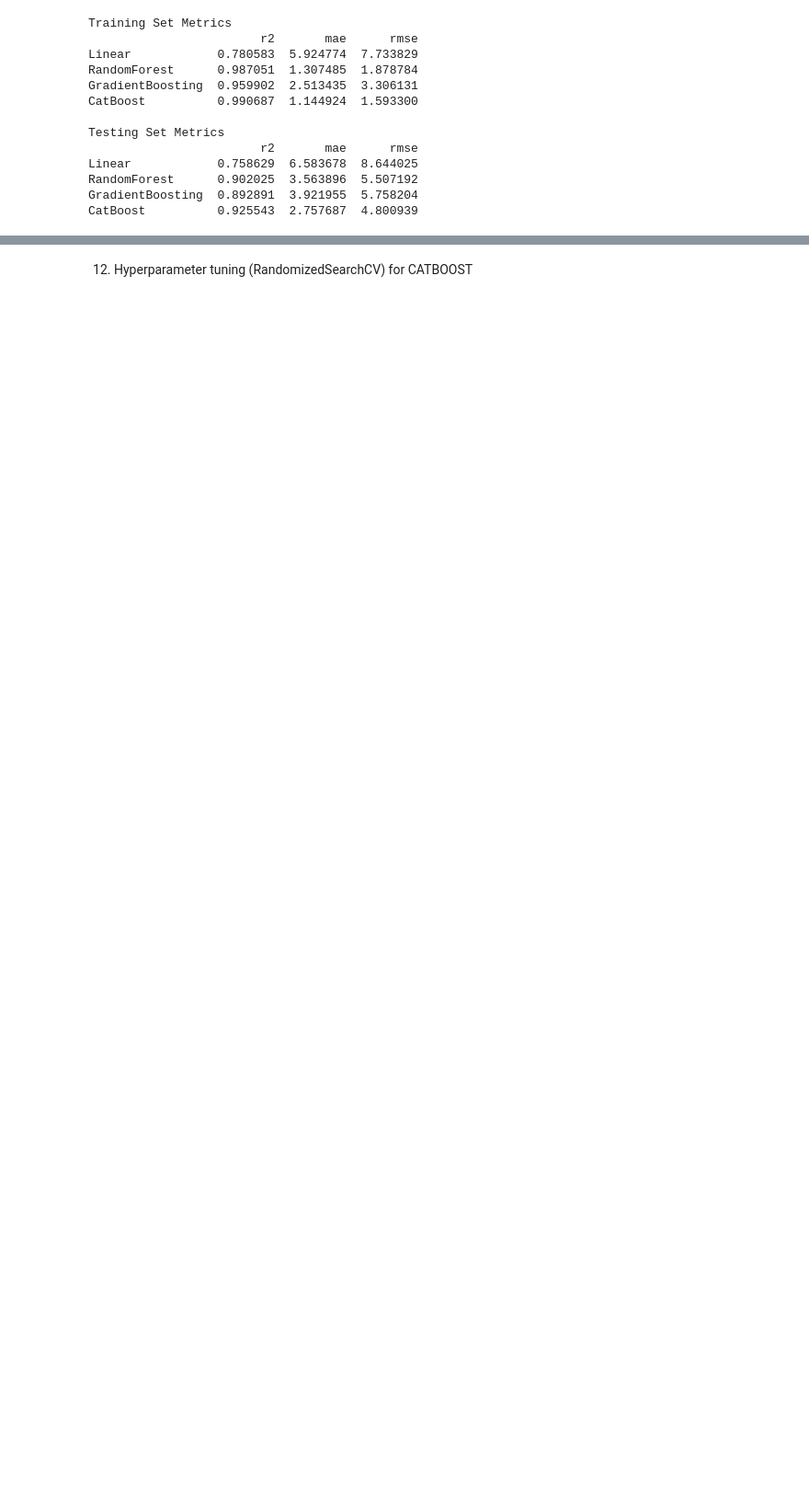
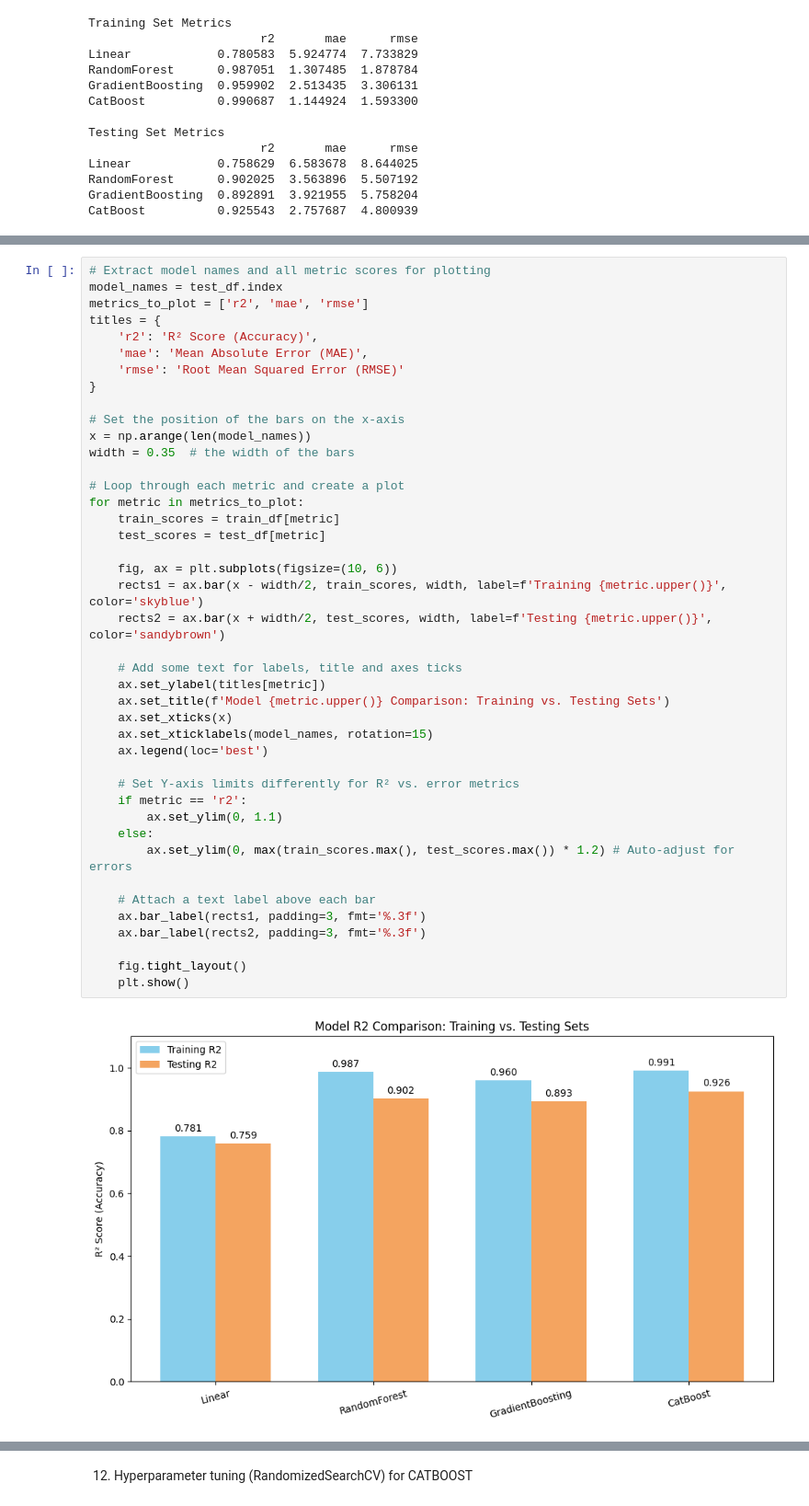
Before and after one commit to Bishwajeet56/ConcreteML, a Jupyter notebook: Concrete_Strength_Prediction.ipynb, the cells around one changed output, grey strips where cells are left out. Shown at 92% size. Drawn from its saved outputs; the diff is of its cells as text; blank space fills up the shorter version.

```diff
--- a/Concrete_Strength_Prediction.ipynb
+++ b/Concrete_Strength_Prediction.ipynb
@@ -258,0 +261,44 @@ CatBoost          0.925543  2.757687  4.800939
+# %%
+# Extract model names and all metric scores for plotting
+model_names = test_df.index
+metrics_to_plot = ['r2', 'mae', 'rmse']
+titles = {
+    'r2': 'R² Score (Accuracy)',
+    'mae': 'Mean Absolute Error (MAE)',
+    'rmse': 'Root Mean Squared Error (RMSE)'
+}
+
+# Set the position of the bars on the x-axis
+x = np.arange(len(model_names))
+width = 0.35  # the width of the bars
+
+# Loop through each metric and create a plot
+for metric in metrics_to_plot:
+    train_scores = train_df[metric]
+    test_scores = test_df[metric]
+
+    fig, ax = plt.subplots(figsize=(10, 6))
+    rects1 = ax.bar(x - width/2, train_scores, width, label=f'Training {metric.upper()}', color='skyblue')
+    rects2 = ax.bar(x + width/2, test_scores, width, label=f'Testing {metric.upper()}', color='sandybrown')
+
+    # Add some text for labels, title and axes ticks
+    ax.set_ylabel(titles[metric])
+    ax.set_title(f'Model {metric.upper()} Comparison: Training vs. Testing Sets')
+    ax.set_xticks(x)
+    ax.set_xticklabels(model_names, rotation=15)
+    ax.legend(loc='best')
+
+    # Set Y-axis limits differently for R² vs. error metrics
+    if metric == 'r2':
+        ax.set_ylim(0, 1.1)
+    else:
+        ax.set_ylim(0, max(train_scores.max(), test_scores.max()) * 1.2) # Auto-adjust for errors
+
+    # Attach a text label above each bar
+    ax.bar_label(rects1, padding=3, fmt='%.3f')
+    ax.bar_label(rects2, padding=3, fmt='%.3f')
+
+    fig.tight_layout()
+    plt.show()
+# %% [output]
+[figure, added]
```
Also changed, not shown: parts of 2 cells of this notebook.
